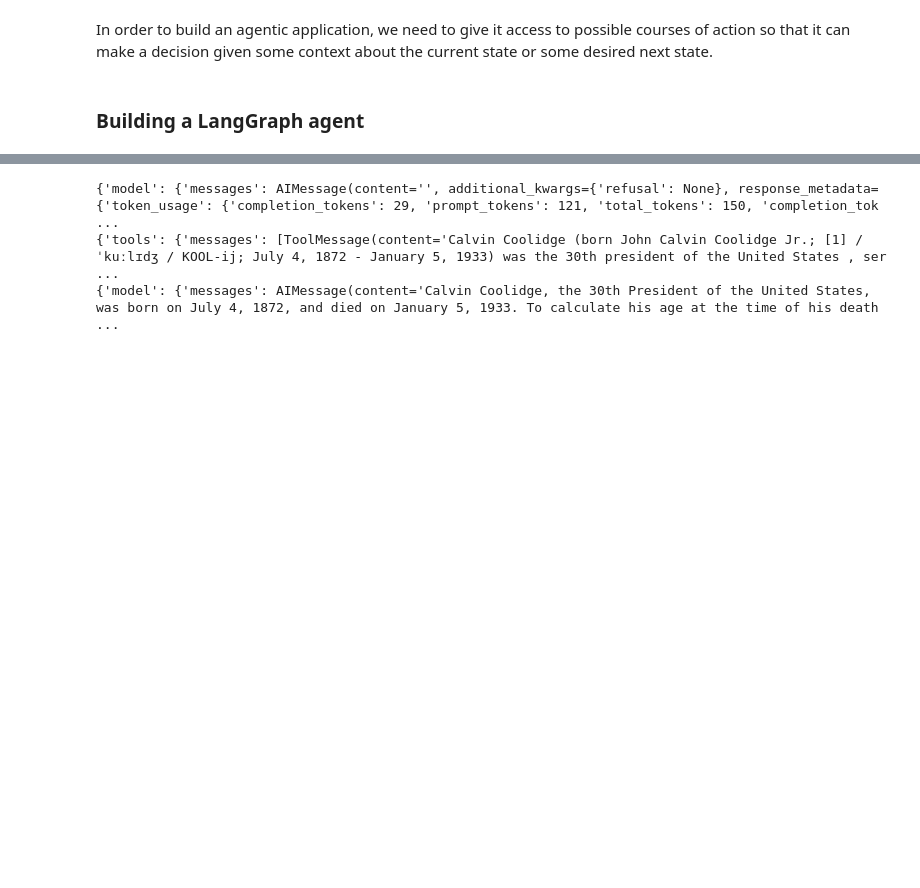
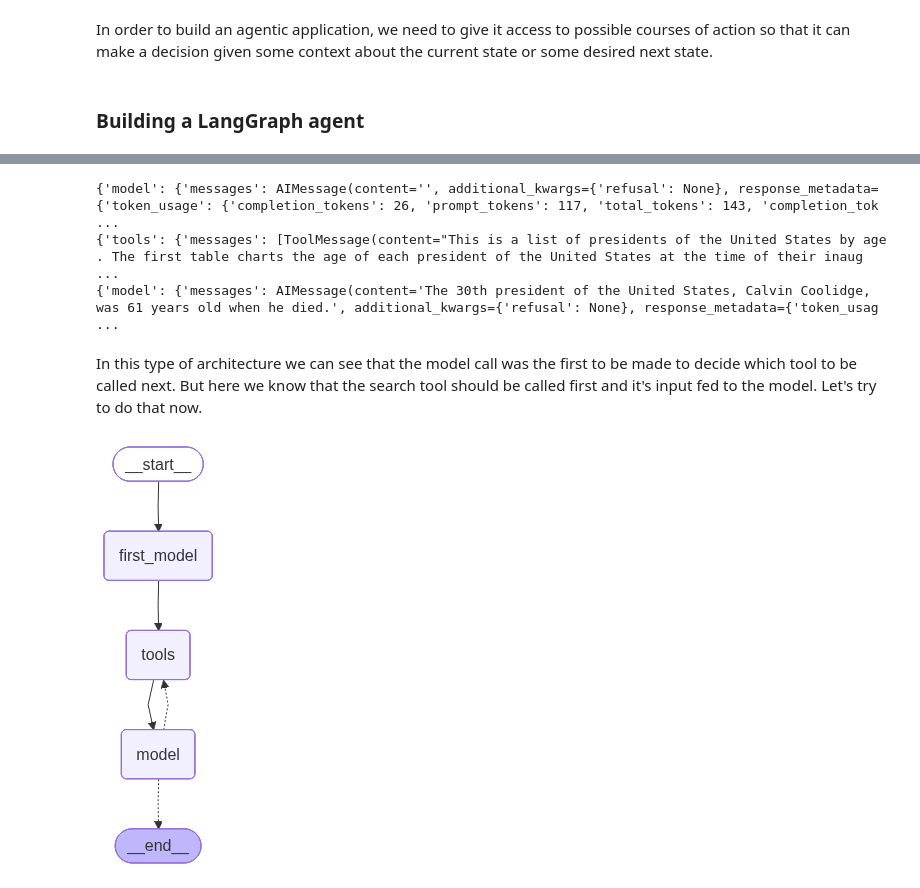
Before and after one commit to hemant0591/LearningLangChain, a Jupyter notebook: Agents.ipynb, the cells around one changed output, grey strips where cells are left out. Cells and saved outputs as stored; diff of their text form; code cells hidden in the pictures; blank space fills up the shorter version.

Commit message:
added tool calling first (before LLM call)

```diff
--- a/Agents.ipynb
+++ b/Agents.ipynb
@@ -26,7 +16,0 @@ model = ChatOpenAI(temperature=0.1).bind_tools(tools)
-# %%
-class State(TypedDict):
-    messages: Annotated[str, add_messages]
-
-def model_node(state: State) -> State:
-    res = model.invoke(state["messages"])
-    return {"messages": res}
@@ -44,0 +26,7 @@ graph
+# %%
+class State(TypedDict):
+    messages: Annotated[list, add_messages]
+
+def model_node(state: State) -> State:
+    res = model.invoke(state["messages"])
+    return {"messages": res}
@@ -48,9 +48,37 @@ input = {
  HumanMessage("""How old was the 30th president of the United States when he died?""")
  ]
 }
+
 for c in graph.stream(input):
  print(c)
 # %% [output]
-{'model': {'messages': AIMessage(content='', additional_kwargs={'refusal': None}, response_metadata={'token_usage': {'completion_tokens': 29, 'prompt_tokens': 121, 'total_tokens': 150, 'completion_tok ...
-{'tools': {'messages': [ToolMessage(content='Calvin Coolidge (born John Calvin Coolidge Jr.; [1] / ˈkuːlɪdʒ / KOOL-ij; July 4, 1872 - January 5, 1933) was the 30th president of the United States , ser ...
-{'model': {'messages': AIMessage(content='Calvin Coolidge, the 30th President of the United States, was born on July 4, 1872, and died on January 5, 1933. To calculate his age at the time of his death ...
+{'model': {'messages': AIMessage(content='', additional_kwargs={'refusal': None}, response_metadata={'token_usage': {'completion_tokens': 26, 'prompt_tokens': 117, 'total_tokens': 143, 'completion_tok ...
+{'tools': {'messages': [ToolMessage(content="This is a list of presidents of the United States by age . The first table charts the age of each president of the United States at the time of their inaug ...
+{'model': {'messages': AIMessage(content='The 30th president of the United States, Calvin Coolidge, was 61 years old when he died.', additional_kwargs={'refusal': None}, response_metadata={'token_usag ...
+# %% [markdown]
+In this type of architecture we can see that the model call was the first to be made to decide which tool to be called next. But here we know that the search tool should be called first and it's input fed to the model. Let's try to do that now.
+# %%
+from langchain_core.messages import AIMessage, ToolCall
+from uuid import uuid4
+
+def first_model(state: State) -> State:
+    query = state['messages'][-1].content
+    search_tool_call = ToolCall(
+        name="ddg_search", args={"query": query}, id=uuid4().hex
+    )
+    return {
+        "messages": AIMessage(content="", tool_calls=[search_tool_call])
+    }
+# %%
+builder = StateGraph(State)
+builder.add_node("first_model", first_model)
+builder.add_node("model", model_node)
+builder.add_node("tools", ToolNode(tools))
+builder.add_edge(START, "first_model")
+builder.add_edge("first_model", "tools")
+builder.add_conditional_edges("model", tools_condition)
+builder.add_edge("tools", "model")
+graph = builder.compile()
+graph
+# %% [output]
+[figure, added]
```
Also changed, not shown: parts of 8 cells of this notebook.
